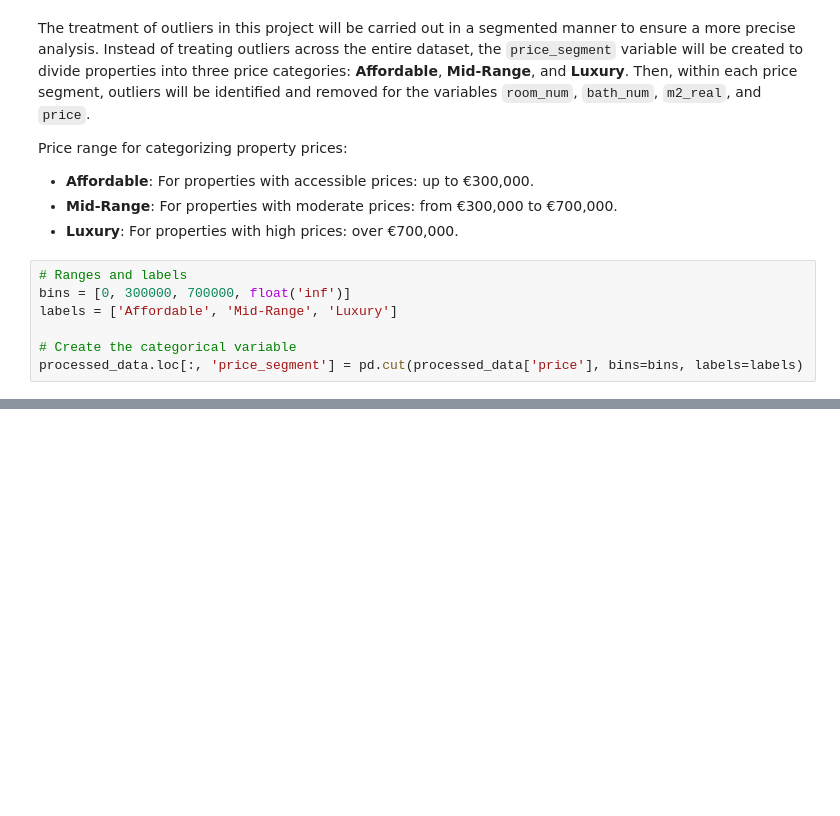
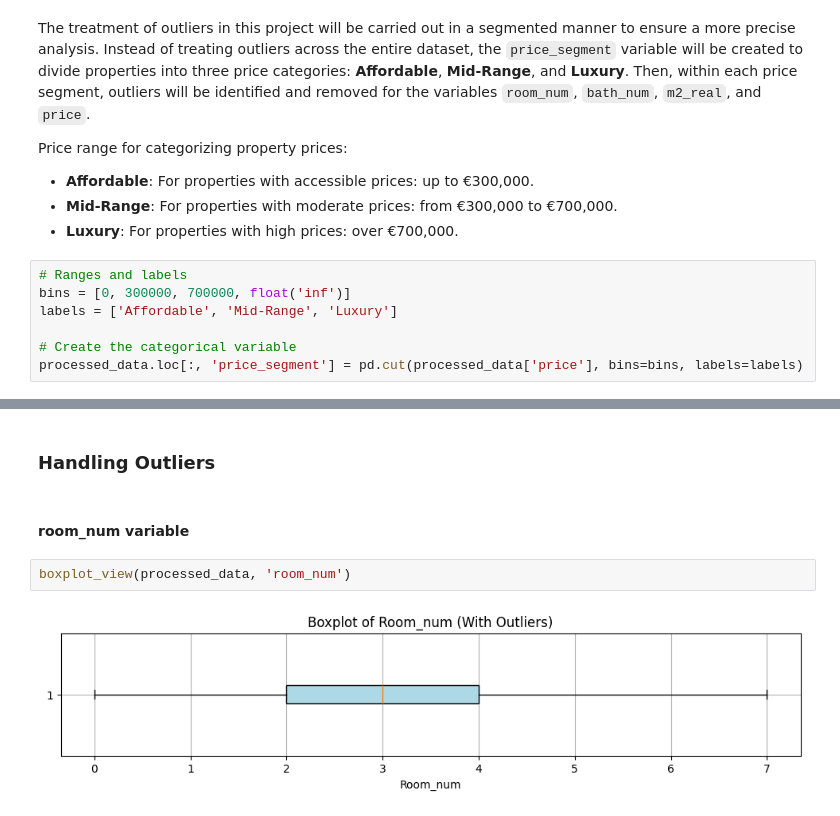
Before and after one commit to fer78/Data-Analytics-Final-Portfolio-Project, a Jupyter notebook: Data-Analytics-Final-Portfolio-Project.ipynb, the cells around one changed output, grey strips where cells are left out. Drawn from its saved outputs; the diff is of its cells as text; blank space fills up the shorter version.

Commit message:
handling_outliers_room_num

```diff
--- a/Data-Analytics-Final-Portfolio-Project.ipynb
+++ b/Data-Analytics-Final-Portfolio-Project.ipynb
@@ -1133,0 +1133,8 @@ Name: count, dtype: int64
+# %% [markdown]
+### Handling Outliers
+# %% [markdown]
+#### room_num variable
+# %%
+boxplot_view(processed_data, 'room_num')
+# %% [output]
+[figure, added]
```
Also changed, not shown: parts of 7 cells of this notebook.
